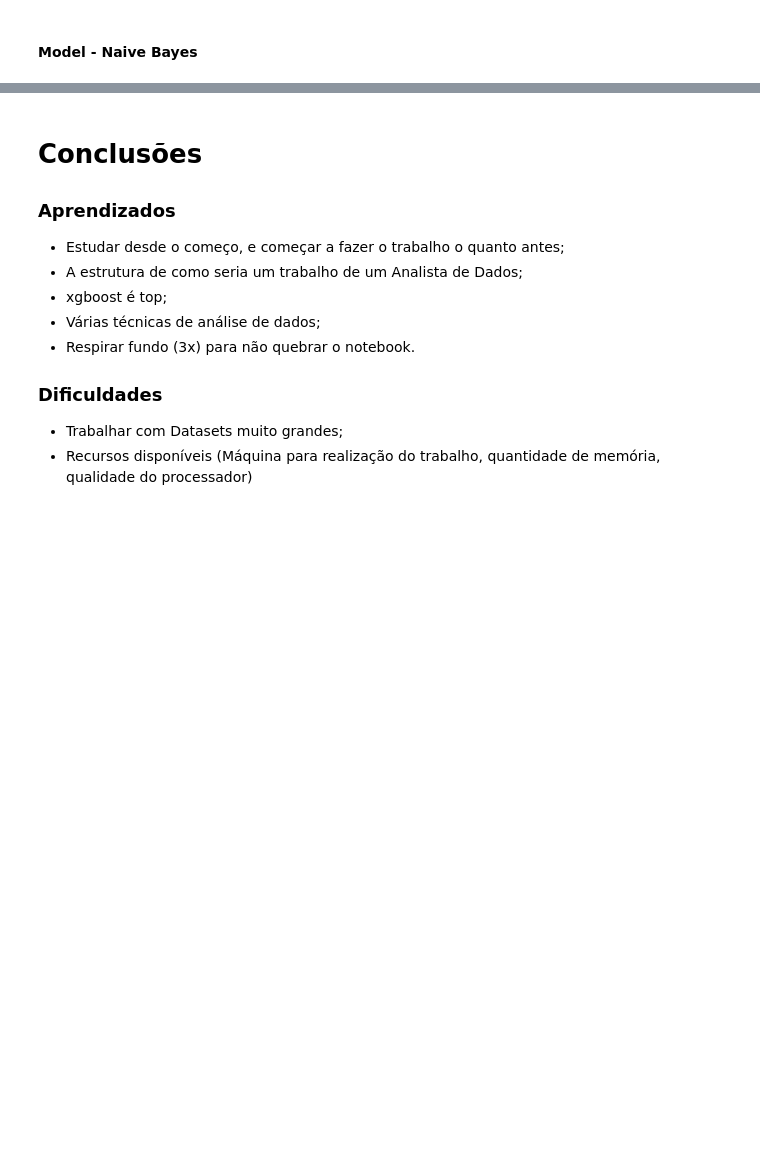
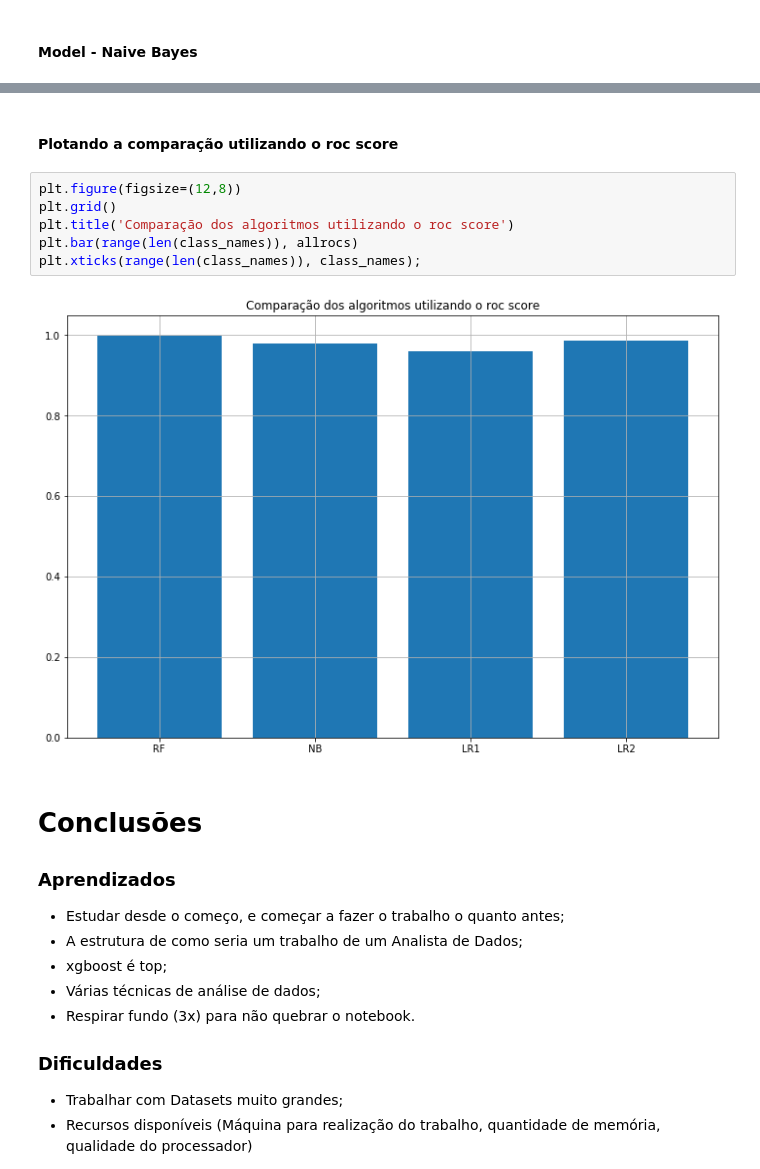
Before and after one commit to Eudalio/trabalho-final-machine-learning, a Jupyter notebook: Trabalho Final de Machine Learning.ipynb, the cells around one changed output, grey strips where cells are left out. Drawn from its saved outputs; the diff is of its cells as text; blank space fills up the shorter version.

```diff
--- a/Trabalho Final de Machine Learning.ipynb
+++ b/Trabalho Final de Machine Learning.ipynb
@@ -506,3 +584,13 @@ Precision: 0.9970596902577522
+# %% [markdown]
+#### Plotando a comparação utilizando o roc score
+# %%
+plt.figure(figsize=(12,8))
+plt.grid()
+plt.title('Comparação dos algoritmos utilizando o roc score')
+plt.bar(range(len(class_names)), allrocs)
+plt.xticks(range(len(class_names)), class_names);
+# %% [output]
+[figure, added]
 # %% [markdown]
 # Conclusões
 
```
Also changed, not shown: parts of 17 cells of this notebook.
